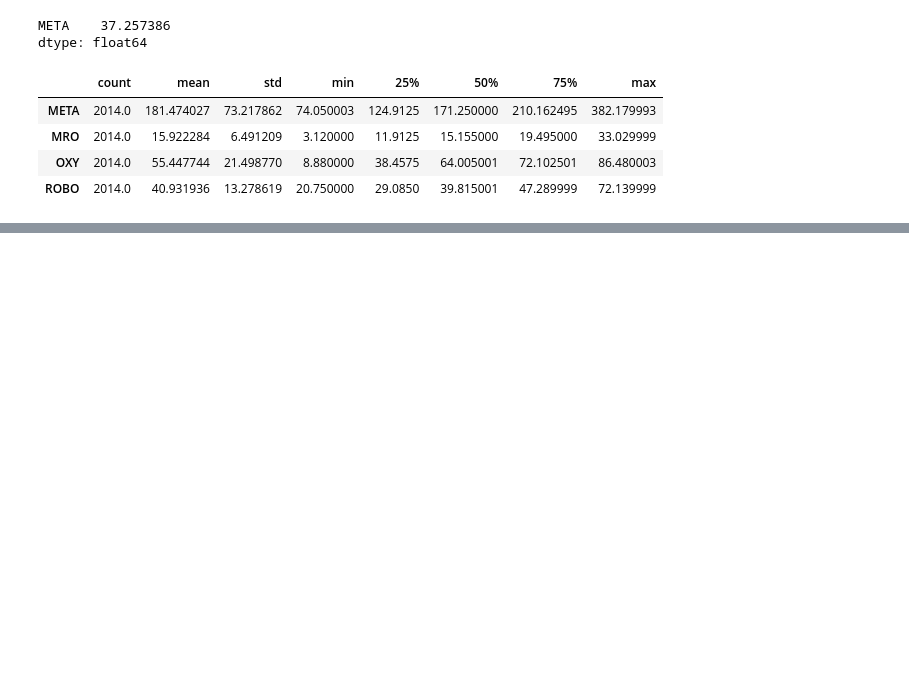
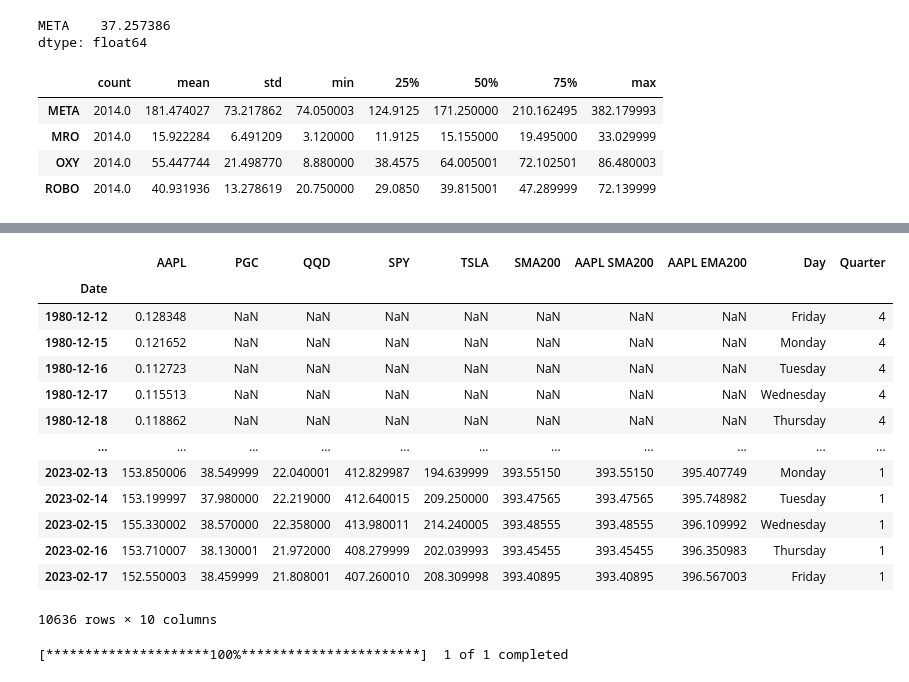
Before and after one commit to UditKarth/Quant, a Jupyter notebook: Algorithmic Trading Python.ipynb, the cells around one changed output, grey strips where cells are left out. Drawn from its saved outputs; the diff is of its cells as text; code cells hidden in the pictures; blank space fills up the shorter version.

```diff
--- a/Algorithmic Trading Python.ipynb
+++ b/Algorithmic Trading Python.ipynb
@@ -748,0 +780,25 @@ spy
+# %%
+sma["Day"] = sma.index.day_name()
+# %%
+sma["Quarter"] = sma.index.quarter
+# %%
+sma
+# %% [output]
+|  | AAPL | PGC | QQD | SPY | TSLA | SMA200 | AAPL SMA200 | AAPL EMA200 | Day | Quarter |
+| Date |  |  |  |  |  |  |  |  |  |  |
+| 1980-12-12 | 0.128348 | NaN | NaN | NaN | NaN | NaN | NaN | NaN | Friday | 4 |
+| 1980-12-15 | 0.121652 | NaN | NaN | NaN | NaN | NaN | NaN | NaN | Monday | 4 |
+| 1980-12-16 | 0.112723 | NaN | NaN | NaN | NaN | NaN | NaN | NaN | Tuesday | 4 |
+| 1980-12-17 | 0.115513 | NaN | NaN | NaN | NaN | NaN | NaN | NaN | Wednesday | 4 |
+| 1980-12-18 | 0.118862 | NaN | NaN | NaN | NaN | NaN | NaN | NaN | Thursday | 4 |
+| ... | ... | ... | ... | ... | ... | ... | ... | ... | ... | ... |
+| 2023-02-13 | 153.850006 | 38.549999 | 22.040001 | 412.829987 | 194.639999 | 393.55150 | 393.55150 | 395.407749 | Monday | 1 |
+| 2023-02-14 | 153.199997 | 37.980000 | 22.219000 | 412.640015 | 209.250000 | 393.47565 | 393.47565 | 395.748982 | Tuesday | 1 |
+| 2023-02-15 | 155.330002 | 38.570000 | 22.358000 | 413.980011 | 214.240005 | 393.48555 | 393.48555 | 396.109992 | Wednesday | 1 |
+| 2023-02-16 | 153.710007 | 38.130001 | 21.972000 | 408.279999 | 202.039993 | 393.45455 | 393.45455 | 396.350983 | Thursday | 1 |
+| 2023-02-17 | 152.550003 | 38.459999 | 21.808001 | 407.260010 | 208.309998 | 393.40895 | 393.40895 | 396.567003 | Friday | 1 |
+10636 rows × 10 columns
+# %%
+spy = yf.download("SPY", start = "2010-12-31", end = "2022-12-31")
+# %% [output]
+[*********************100%***********************]  1 of 1 completed
```
Also changed, not shown: parts of 73 cells of this notebook.
